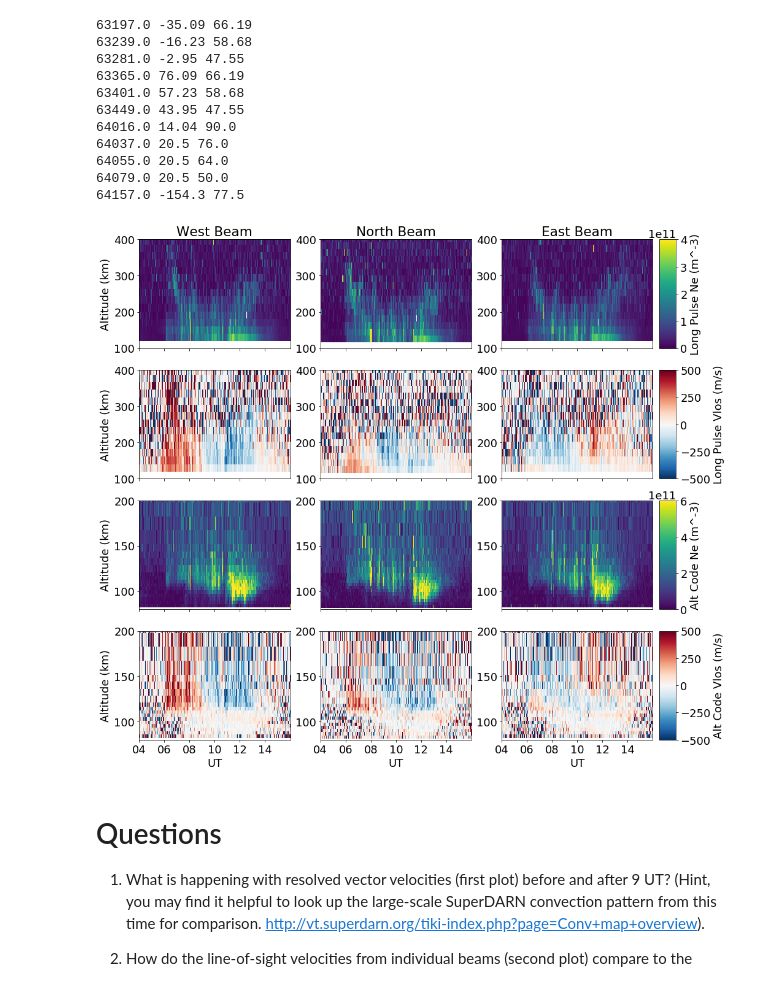
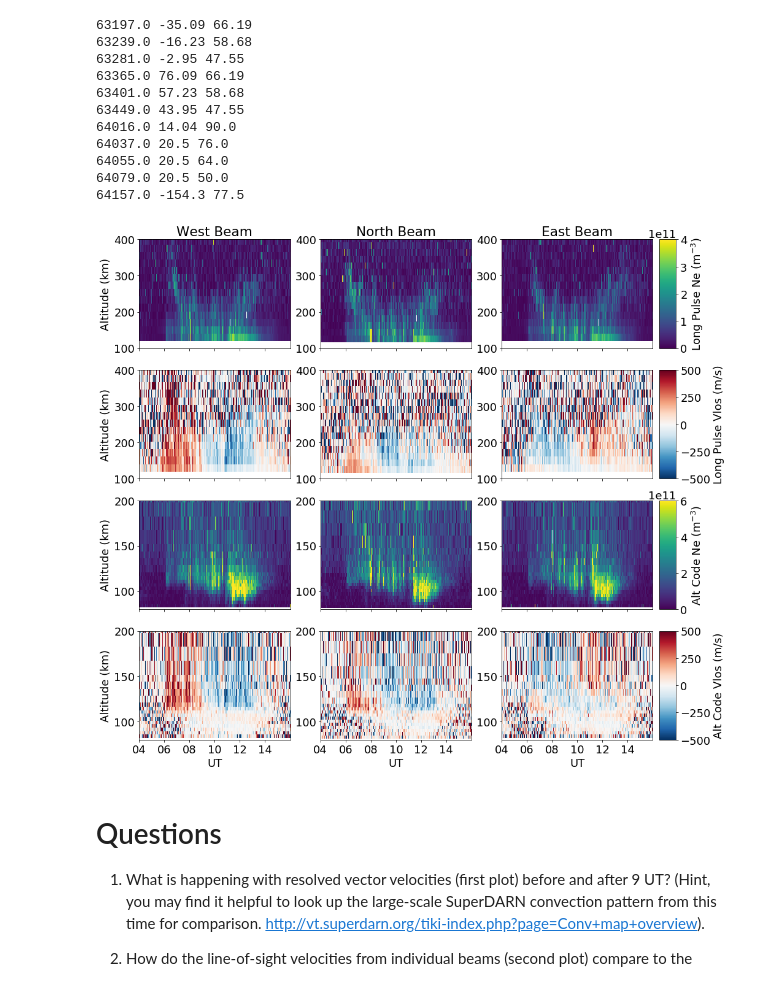
Before and after one commit to isrsummerschool/lecture_supplements_2021, a Jupyter notebook: data_use_examples/DataExample4.ipynb, the cells around one changed output. Cells and saved outputs as stored; diff of their text form; code cells hidden in the pictures.

```diff
--- a/data_use_examples/DataExample4.ipynb
+++ b/data_use_examples/DataExample4.ipynb
@@ -302,36 +303,36 @@ axarr[-1,1].set_xlabel('UT')
 axarr[-1,2].xaxis.set_major_formatter(mdates.DateFormatter('%H'))
 axarr[-1,2].set_xlabel('UT')
 
 axarr[0,0].set_ylabel('Altitude (km)')
 axarr[1,0].set_ylabel('Altitude (km)')
 axarr[2,0].set_ylabel('Altitude (km)')
 axarr[3,0].set_ylabel('Altitude (km)')
 
 axarr[0,0].set_title('West Beam')
 axarr[0,1].set_title('North Beam')
 axarr[0,2].set_title('East Beam')
 
 box=axarr[0,-1].get_position()
 nelpcbarax=fig.add_axes([box.x0+box.width+0.01, box.y0, 0.025, box.height])
 nelpcb=plt.colorbar(nelpclrs,cax=nelpcbarax)
-nelpcb.set_label('Long Pulse Ne (m^-3)')
+nelpcb.set_label('Long Pulse Ne (m$^{-3}$)')
 
 box=axarr[1,-1].get_position()
 volpcbarax=fig.add_axes([box.x0+box.width+0.01, box.y0, 0.025, box.height])
 volpcb=plt.colorbar(volpclrs,cax=volpcbarax)
 volpcb.set_label('Long Pulse Vlos (m/s)')
 
 box=axarr[2,-1].get_position()
 neaccbarax=fig.add_axes([box.x0+box.width+0.01, box.y0, 0.025, box.height])
 neaccb=plt.colorbar(neacclrs,cax=neaccbarax)
-neaccb.set_label('Alt Code Ne (m^-3)')
+neaccb.set_label('Alt Code Ne (m$^{-3}$)')
 
 box=axarr[3,-1].get_position()
 voaccbarax=fig.add_axes([box.x0+box.width+0.01, box.y0, 0.025, box.height])
 voaccb=plt.colorbar(voacclrs,cax=voaccbarax)
 voaccb.set_label('Alt Code Vlos (m/s)')
 # %% [output]
-[figure, old version]
+[figure, new version]
 # %% [markdown]
 # Questions
 
```
Also changed, not shown: parts of 1 cell of this notebook, 5 other files.
